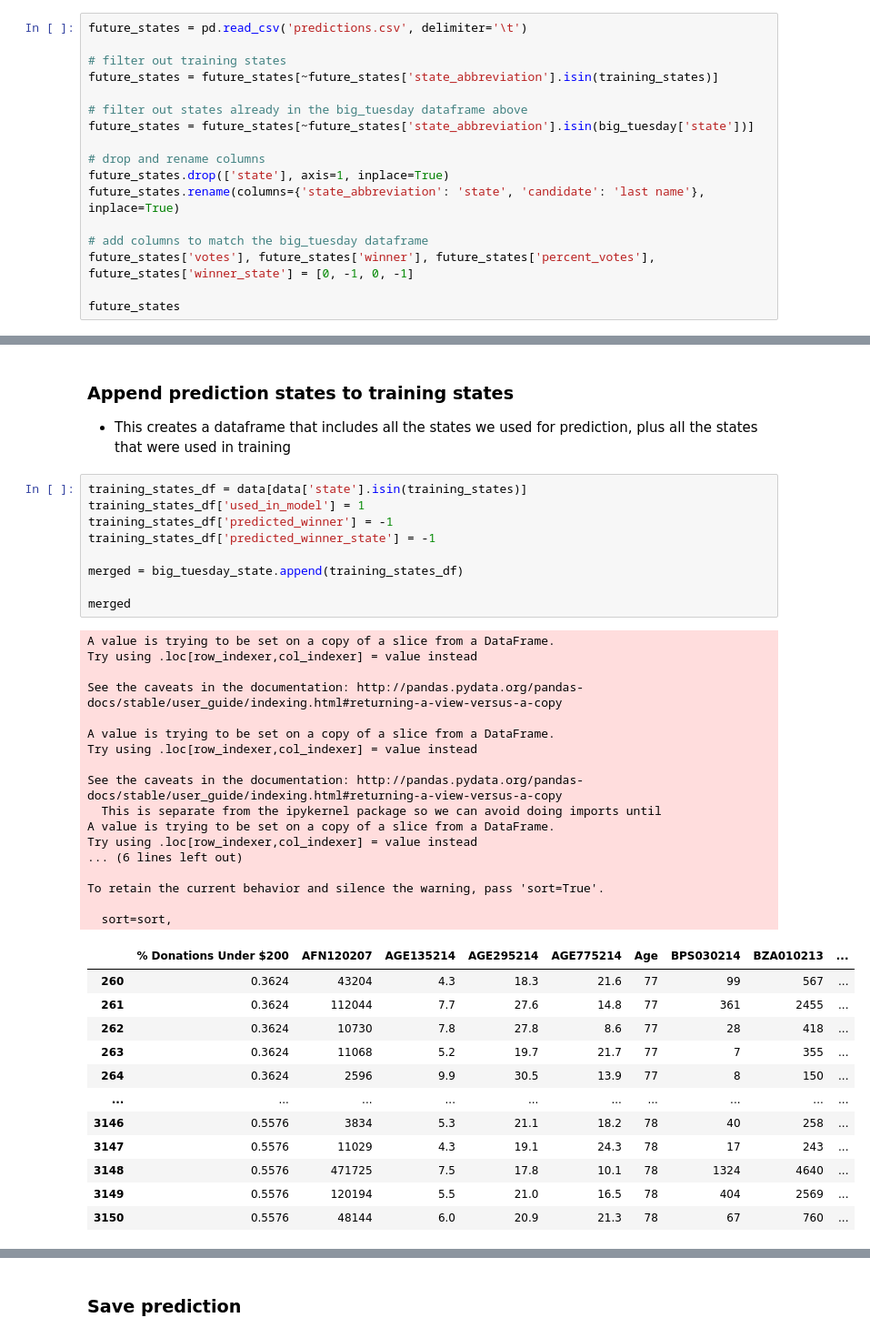
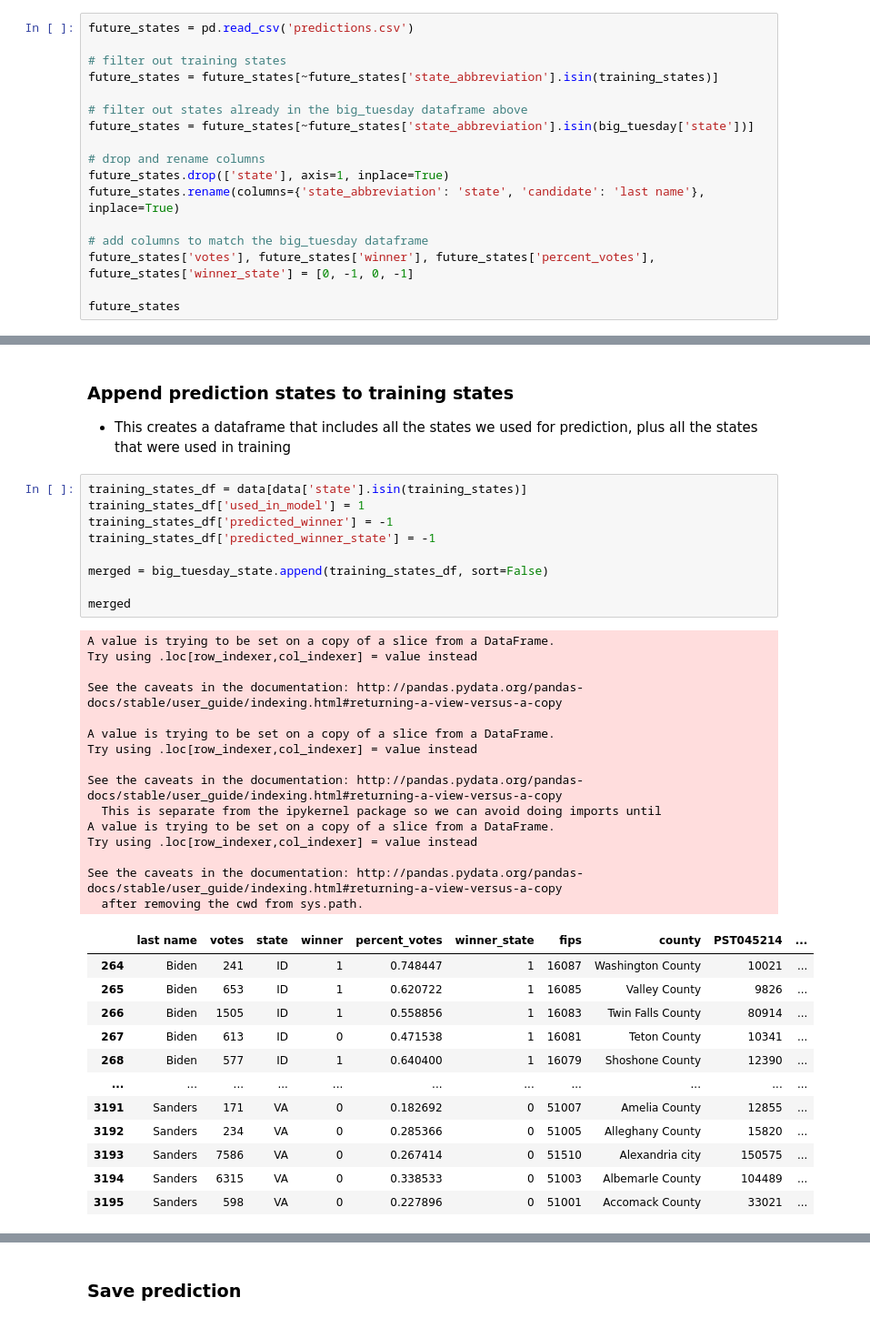
Before and after one commit to L0per/democratic-primary-predictions, a Jupyter notebook: rfc_model_training.ipynb, the cells around one changed output, grey strips where cells are left out. Shown at 91% size. Drawn from its saved outputs; the diff is of its cells as text.

Commit message:
fixed dropping of last county

```diff
--- a/rfc_model_training.ipynb
+++ b/rfc_model_training.ipynb
@@ -251,7 +263,7 @@ big_tuesday
 ### Isolate future states for prediction
 * have to pull these from predictions.csv (created from the county facts file) since our results data does not include these states
 # %%
-future_states = pd.read_csv('predictions.csv', delimiter='\t')
+future_states = pd.read_csv('predictions.csv')
 
 # filter out training states
 future_states = future_states[~future_states['state_abbreviation'].isin(training_states)]
@@ -382,39 +394,37 @@ See the caveats in the documentation: http://pandas.pydata.org/pandas-docs/stabl
 # %%
 training_states_df = data[data['state'].isin(training_states)]
 training_states_df['used_in_model'] = 1
 training_states_df['predicted_winner'] = -1
 training_states_df['predicted_winner_state'] = -1
 
-merged = big_tuesday_state.append(training_states_df)
+merged = big_tuesday_state.append(training_states_df, sort=False)
 
 merged
 # %% [output]
 A value is trying to be set on a copy of a slice from a DataFrame.
 Try using .loc[row_indexer,col_indexer] = value instead
 
 See the caveats in the documentation: http://pandas.pydata.org/pandas-docs/stable/user_guide/indexing.html#returning-a-view-versus-a-copy
 
 A value is trying to be set on a copy of a slice from a DataFrame.
 Try using .loc[row_indexer,col_indexer] = value instead
 
 See the caveats in the documentation: http://pandas.pydata.org/pandas-docs/stable/user_guide/indexing.html#returning-a-view-versus-a-copy
   This is separate from the ipykernel package so we can avoid doing imports until
 A value is trying to be set on a copy of a slice from a DataFrame.
 Try using .loc[row_indexer,col_indexer] = value instead
-... (6 lines left out)
 
-To retain the current behavior and silence the warning, pass 'sort=True'.
-
-  sort=sort,
+See the caveats in the documentation: http://pandas.pydata.org/pandas-docs/stable/user_guide/indexing.html#returning-a-view-versus-a-copy
+  after removing the cwd from sys.path.
-|  | % Donations Under $200 | AFN120207 | AGE135214 | AGE295214 | AGE775214 | Age | BPS030214 | BZA010213 | ... |
-| 260 | 0.3624 | 43204 | 4.3 | 18.3 | 21.6 | 77 | 99 | 567 | ... |
-| 261 | 0.3624 | 112044 | 7.7 | 27.6 | 14.8 | 77 | 361 | 2455 | ... |
-| 262 | 0.3624 | 10730 | 7.8 | 27.8 | 8.6 | 77 | 28 | 418 | ... |
-| 263 | 0.3624 | 11068 | 5.2 | 19.7 | 21.7 | 77 | 7 | 355 | ... |
-| 264 | 0.3624 | 2596 | 9.9 | 30.5 | 13.9 | 77 | 8 | 150 | ... |
-| ... | ... | ... | ... | ... | ... | ... | ... | ... | ... |
-| 3146 | 0.5576 | 3834 | 5.3 | 21.1 | 18.2 | 78 | 40 | 258 | ... |
-| 3147 | 0.5576 | 11029 | 4.3 | 19.1 | 24.3 | 78 | 17 | 243 | ... |
-| 3148 | 0.5576 | 471725 | 7.5 | 17.8 | 10.1 | 78 | 1324 | 4640 | ... |
-| 3149 | 0.5576 | 120194 | 5.5 | 21.0 | 16.5 | 78 | 404 | 2569 | ... |
-| 3150 | 0.5576 | 48144 | 6.0 | 20.9 | 21.3 | 78 | 67 | 760 | ... |
+|  | last name | votes | state | winner | percent_votes | winner_state | fips | county | PST045214 | ... |
+| 264 | Biden | 241 | ID | 1 | 0.748447 | 1 | 16087 | Washington County | 10021 | ... |
+| 265 | Biden | 653 | ID | 1 | 0.620722 | 1 | 16085 | Valley County | 9826 | ... |
+| 266 | Biden | 1505 | ID | 1 | 0.558856 | 1 | 16083 | Twin Falls County | 80914 | ... |
+| 267 | Biden | 613 | ID | 0 | 0.471538 | 1 | 16081 | Teton County | 10341 | ... |
+| 268 | Biden | 577 | ID | 1 | 0.640400 | 1 | 16079 | Shoshone County | 12390 | ... |
+| ... | ... | ... | ... | ... | ... | ... | ... | ... | ... | ... |
+| 3191 | Sanders | 171 | VA | 0 | 0.182692 | 0 | 51007 | Amelia County | 12855 | ... |
+| 3192 | Sanders | 234 | VA | 0 | 0.285366 | 0 | 51005 | Alleghany County | 15820 | ... |
+| 3193 | Sanders | 7586 | VA | 0 | 0.267414 | 0 | 51510 | Alexandria city | 150575 | ... |
+| 3194 | Sanders | 6315 | VA | 0 | 0.338533 | 0 | 51003 | Albemarle County | 104489 | ... |
+| 3195 | Sanders | 598 | VA | 0 | 0.227896 | 0 | 51001 | Accomack County | 33021 | ... |
```
Also changed, not shown: parts of 20 cells of this notebook, 4 other files.
